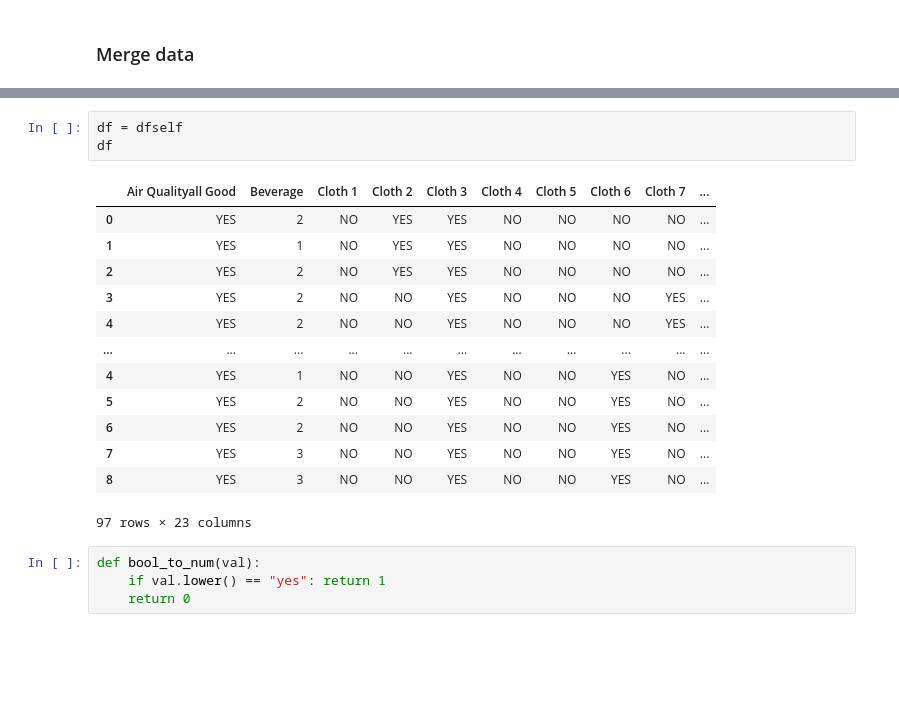
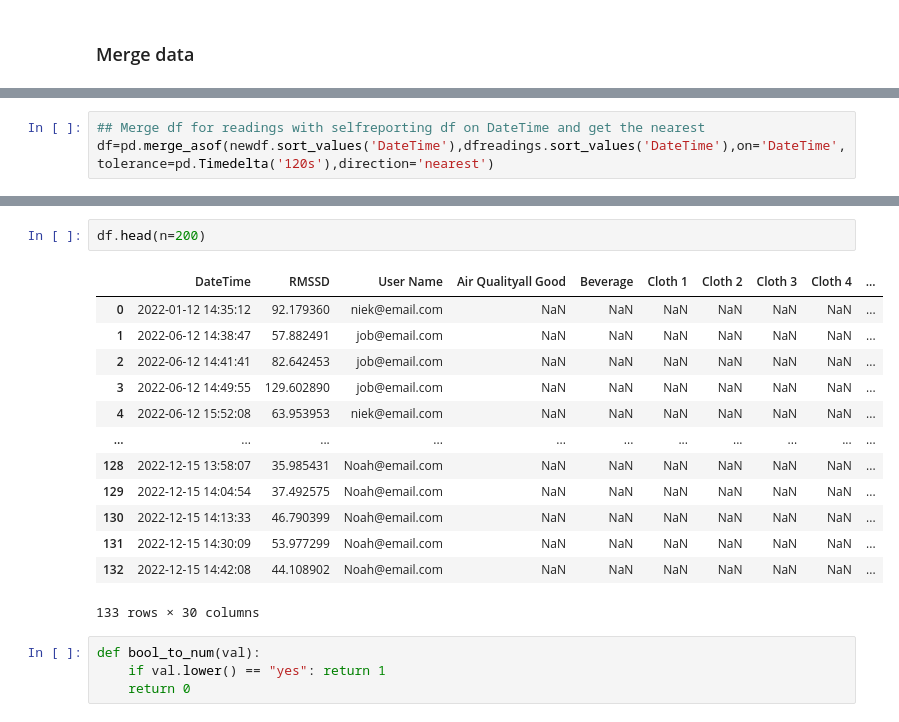
Before and after one commit to AvansETI/SmartGridAI, a Jupyter notebook: B4B Human Well-being using HRV/b4b-comfort-model/Notebook.ipynb, the cells around one changed output, grey strips where cells are left out. Saved outputs shown, nothing was run; the diff lists cells and outputs as text; blank space fills up the shorter version.

Commit message:
Added hrv data and merged data

```diff
--- a/B4B Human Well-being using HRV/b4b-comfort-model/Notebook.ipynb
+++ b/B4B Human Well-being using HRV/b4b-comfort-model/Notebook.ipynb
@@ -212,3 +296,6 @@ newdf=pd.merge_asof(dfself.sort_values('DateTime'),dfreadings.sort_values('DateT
+# %%
+## Merge df for readings with selfreporting df on DateTime and get the nearest
+df=pd.merge_asof(newdf.sort_values('DateTime'),dfreadings.sort_values('DateTime'),on='DateTime', tolerance=pd.Timedelta('120s'),direction='nearest')
 # %%
 newdf.head(n=100)
 # %% [output]
@@ -228,20 +315,19 @@ newdf.head(n=100)
-# %%
-df = dfself
-df
-# %% [output]
-|  | Air Qualityall Good | Beverage | Cloth 1 | Cloth 2 | Cloth 3 | Cloth 4 | Cloth 5 | Cloth 6 | Cloth 7 | ... |
-| 0 | YES | 2 | NO | YES | YES | NO | NO | NO | NO | ... |
-| 1 | YES | 1 | NO | YES | YES | NO | NO | NO | NO | ... |
-| 2 | YES | 2 | NO | YES | YES | NO | NO | NO | NO | ... |
-| 3 | YES | 2 | NO | NO | YES | NO | NO | NO | YES | ... |
-| 4 | YES | 2 | NO | NO | YES | NO | NO | NO | YES | ... |
-| ... | ... | ... | ... | ... | ... | ... | ... | ... | ... | ... |
-| 4 | YES | 1 | NO | NO | YES | NO | NO | YES | NO | ... |
-| 5 | YES | 2 | NO | NO | YES | NO | NO | YES | NO | ... |
-| 6 | YES | 2 | NO | NO | YES | NO | NO | YES | NO | ... |
-| 7 | YES | 3 | NO | NO | YES | NO | NO | YES | NO | ... |
-| 8 | YES | 3 | NO | NO | YES | NO | NO | YES | NO | ... |
-97 rows × 23 columns
+# %%
+df.head(n=200)
+# %% [output]
+|  | DateTime | RMSSD | User Name | Air Qualityall Good | Beverage | Cloth 1 | Cloth 2 | Cloth 3 | Cloth 4 | ... |
+| 0 | 2022-01-12 14:35:12 | 92.179360 | niek@email.com | NaN | NaN | NaN | NaN | NaN | NaN | ... |
+| 1 | 2022-06-12 14:38:47 | 57.882491 | job@email.com | NaN | NaN | NaN | NaN | NaN | NaN | ... |
+| 2 | 2022-06-12 14:41:41 | 82.642453 | job@email.com | NaN | NaN | NaN | NaN | NaN | NaN | ... |
+| 3 | 2022-06-12 14:49:55 | 129.602890 | job@email.com | NaN | NaN | NaN | NaN | NaN | NaN | ... |
+| 4 | 2022-06-12 15:52:08 | 63.953953 | niek@email.com | NaN | NaN | NaN | NaN | NaN | NaN | ... |
+| ... | ... | ... | ... | ... | ... | ... | ... | ... | ... | ... |
+| 128 | 2022-12-15 13:58:07 | 35.985431 | Noah@email.com | NaN | NaN | NaN | NaN | NaN | NaN | ... |
+| 129 | 2022-12-15 14:04:54 | 37.492575 | Noah@email.com | NaN | NaN | NaN | NaN | NaN | NaN | ... |
+| 130 | 2022-12-15 14:13:33 | 46.790399 | Noah@email.com | NaN | NaN | NaN | NaN | NaN | NaN | ... |
+| 131 | 2022-12-15 14:30:09 | 53.977299 | Noah@email.com | NaN | NaN | NaN | NaN | NaN | NaN | ... |
+| 132 | 2022-12-15 14:42:08 | 44.108902 | Noah@email.com | NaN | NaN | NaN | NaN | NaN | NaN | ... |
+133 rows × 30 columns
 # %%
 def bool_to_num(val):
     if val.lower() == "yes": return 1
```
Also changed, not shown: parts of 33 cells of this notebook, 37 other files.
